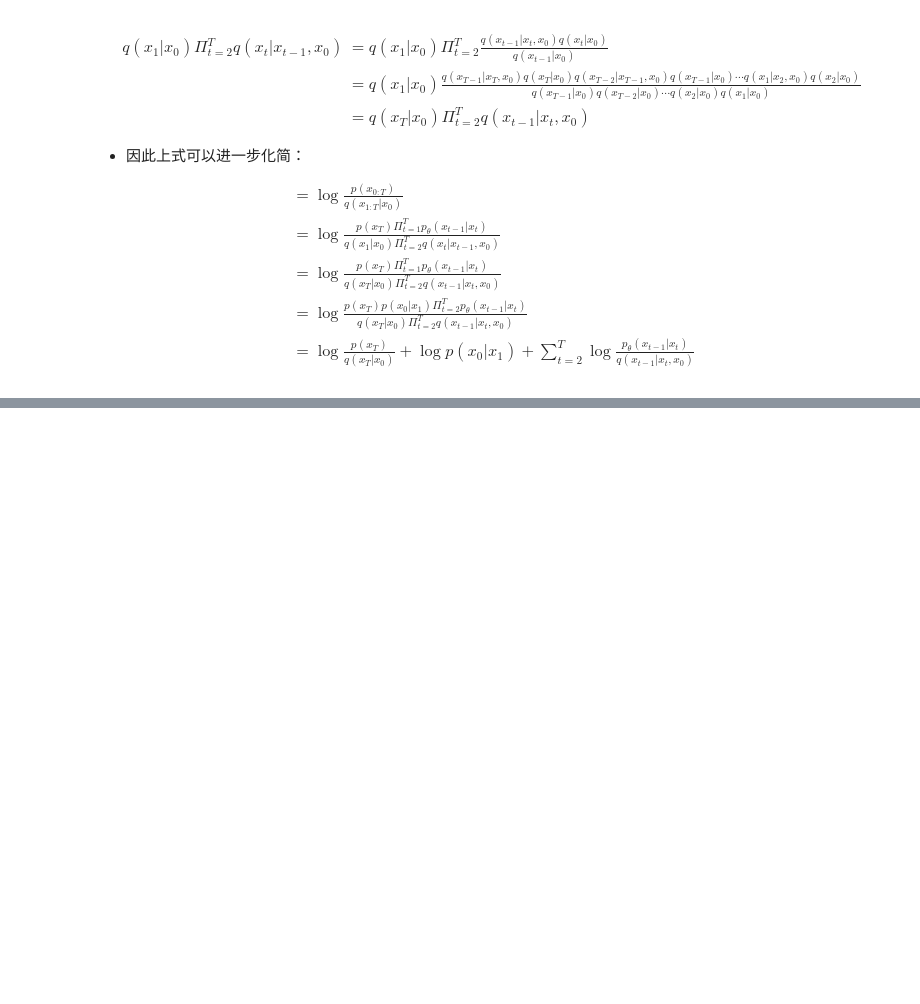
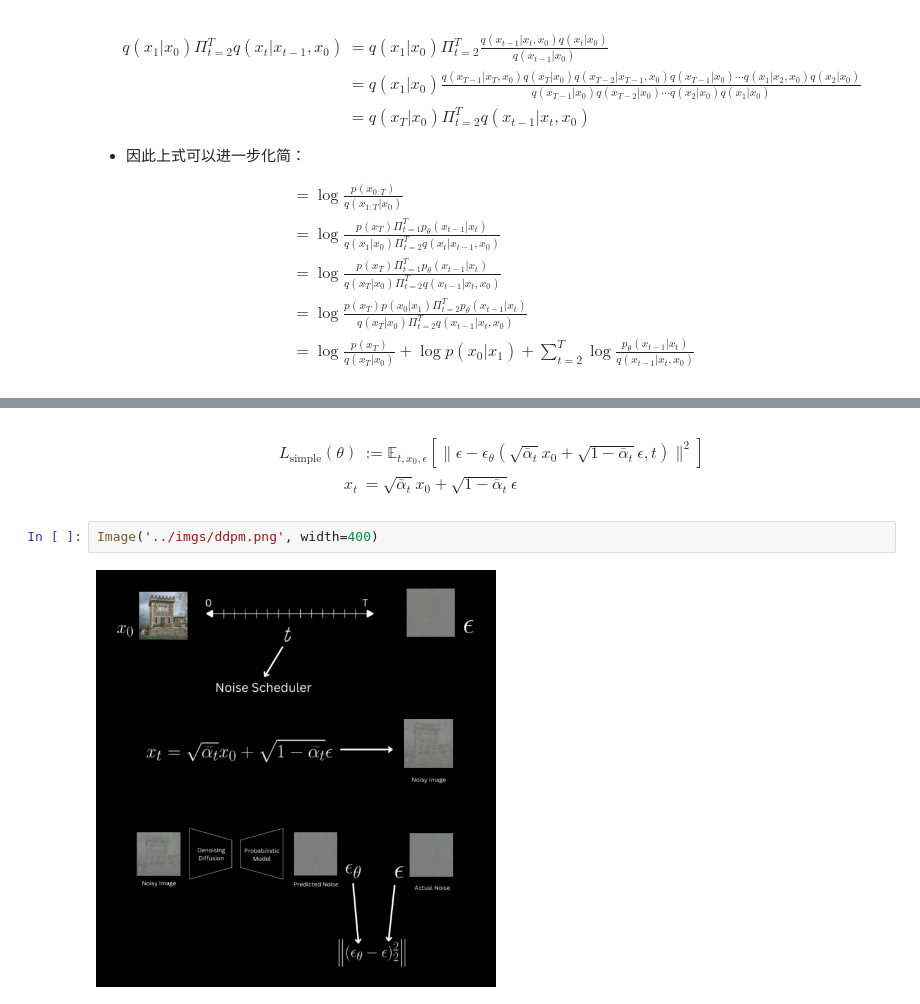
Before and after one commit to chunhuizhang/diffusion_models_tutorials, a Jupyter notebook: tutorials/diffusion_formula.ipynb, the cells around one changed output, grey strips where cells are left out. Saved outputs shown, nothing was run; the diff lists cells and outputs as text; blank space fills up the shorter version.

```diff
--- a/tutorials/diffusion_formula.ipynb
+++ b/tutorials/diffusion_formula.ipynb
@@ -235,0 +252,11 @@ $$
+# %% [markdown]
+$$
+\begin{split}
+L_{\text{simple}}(\theta)&:=\mathbb E_{t,x_0,\epsilon}\left[\|\epsilon-\epsilon_\theta(\sqrt{\bar \alpha_t}x_0+\sqrt{1-{\bar \alpha_t}}\epsilon,t)\|^2\right]\\
+x_t&=\sqrt{\bar \alpha_t}x_0+\sqrt{1-\bar\alpha_t}\epsilon
+\end{split}
+$$
+# %%
+Image('../imgs/ddpm.png', width=400)
+# %% [output]
+[figure, added]
```
Also changed, not shown: parts of 17 cells of this notebook, 1 other file.
